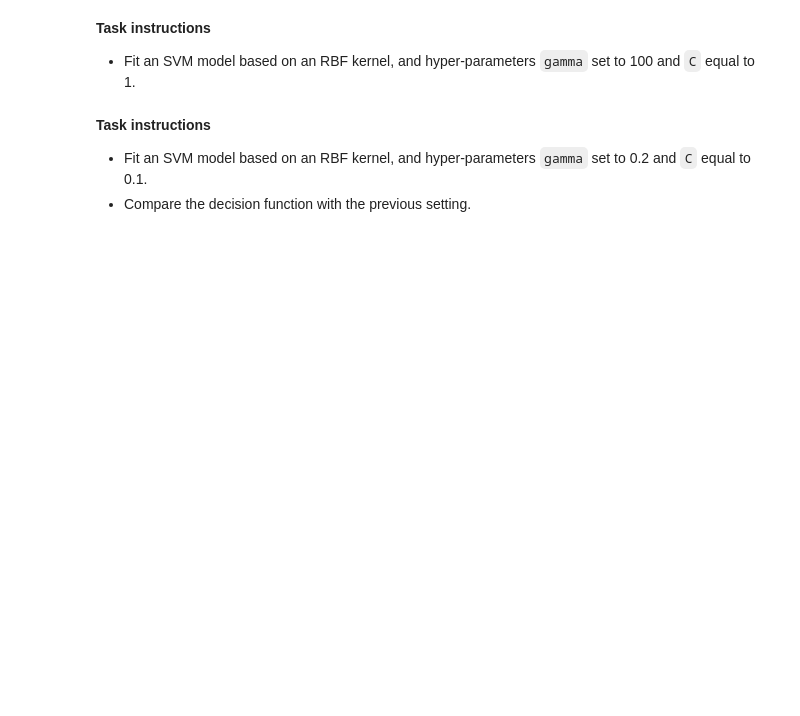
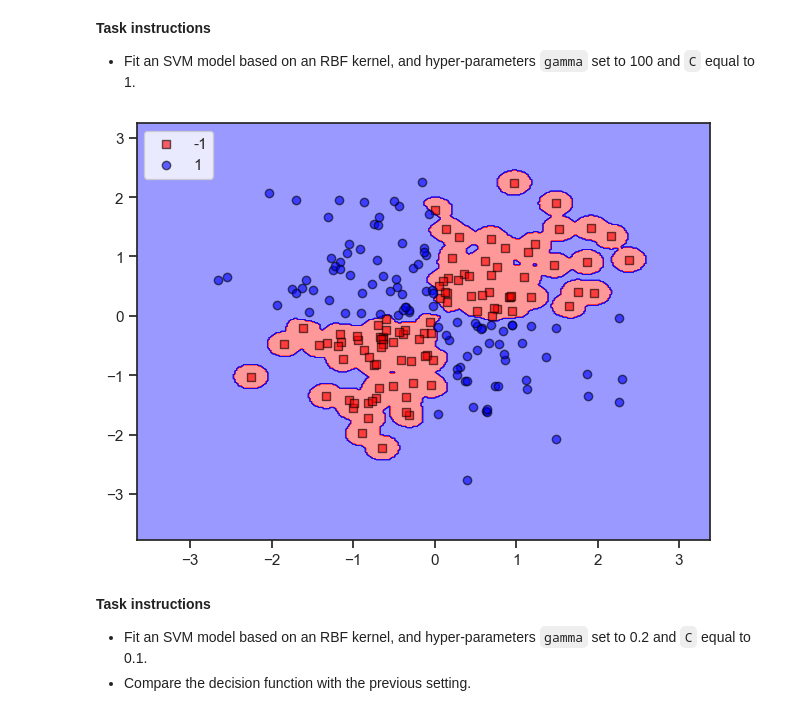
Before and after one commit to onlybuzy/Homework_VA_25, a Jupyter notebook: Classification.ipynb, the cells around one changed output. Saved outputs shown, nothing was run; the diff lists cells and outputs as text; code cells hidden in the pictures; blank space fills up the shorter version.

```diff
--- a/Classification.ipynb
+++ b/Classification.ipynb
@@ -445,13 +447,15 @@ plt.show()
 
 * Fit an SVM model based on an RBF kernel, and hyper-parameters `gamma` set to 100 and `C` equal to 1.
 # %%
-svm = SVC(____, ____, ____, random_state=0)
-svm.fit(____, ____)
-plot_decision_regions(____, ____, classifier=svm)
+svm = SVC(C=1, kernel='rbf', gamma=100, random_state=0)
+svm.fit(X_xor, y_xor)
+plot_decision_regions(X_xor, y_xor, classifier=svm)
 
 plt.legend(loc='upper left')
 plt.tight_layout()
 plt.show()
+# %% [output]
+[figure, added]
 # %% [markdown]
 **Task instructions**
 
```
Also changed, not shown: parts of 10 cells of this notebook.
